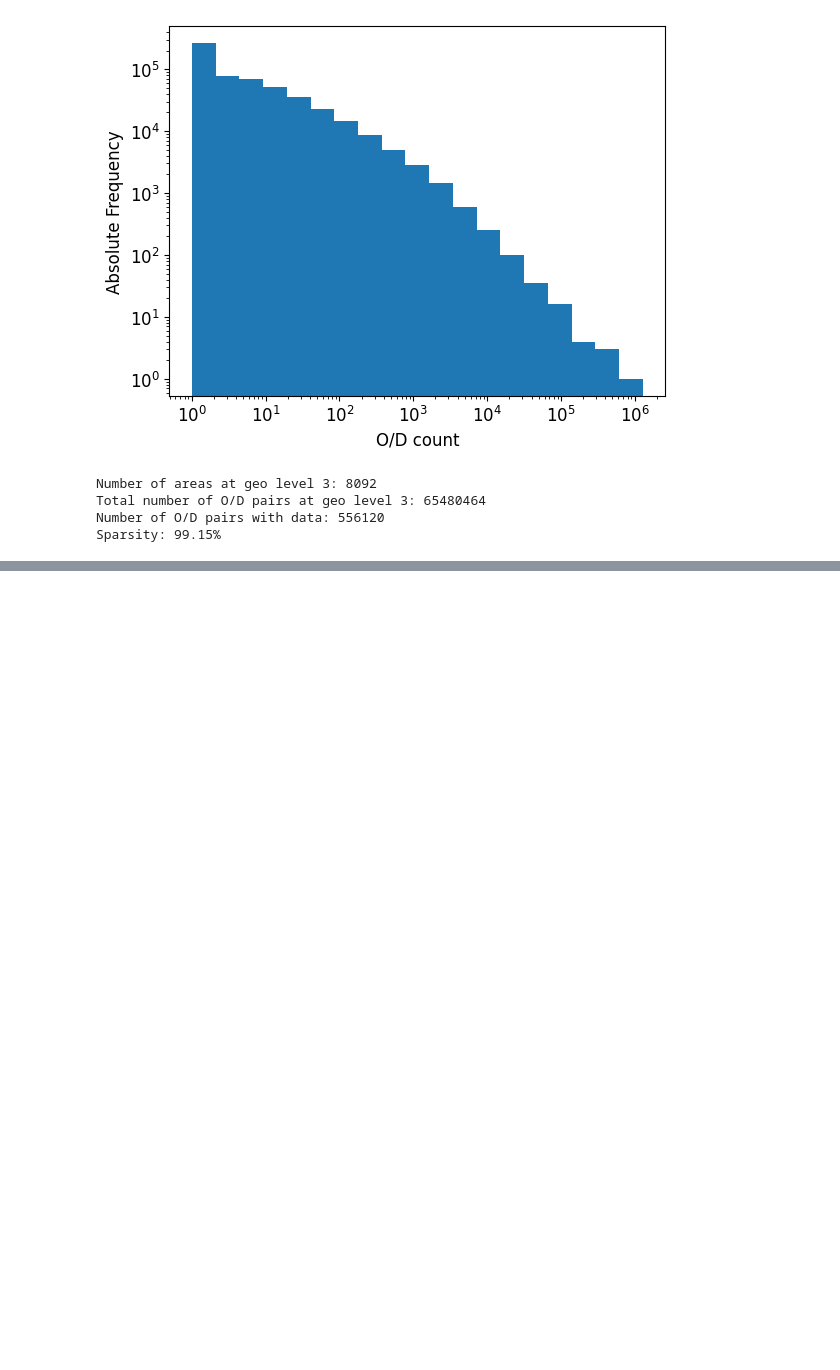
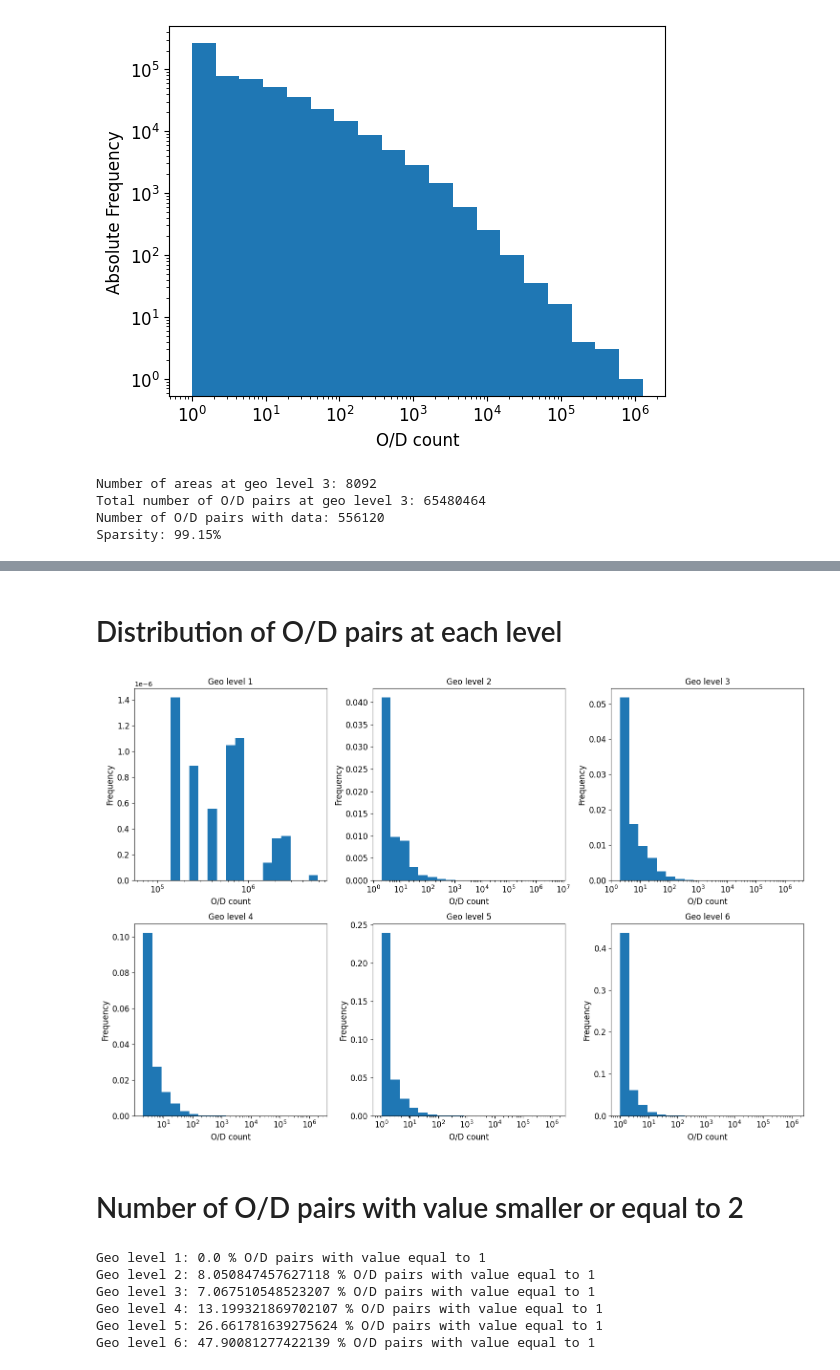
Before and after one commit to aidaLabDEI/TDA_hierarchical, a Jupyter notebook: notebooks/Italy_dataset.ipynb, the cells around one changed output, grey strips where cells are left out. Cells and saved outputs as stored; diff of their text form; code cells hidden in the pictures; blank space fills up the shorter version.

```diff
--- a/notebooks/Italy_dataset.ipynb
+++ b/notebooks/Italy_dataset.ipynb
@@ -59,0 +81,37 @@ Sparsity: 99.15%
+# %% [markdown]
+# Distribution of O/D pairs at each level
+# %%
+# plot a histogram of the number of O/D pairs at each level, create 2x3 subplots
+fig, axs = plt.subplots(2, 3, figsize=(15, 10))
+axs = axs.ravel()
+for i, geo_level in enumerate(range(1, tree_level+1)):
+    df: pd.Series = tree.stable_query_level(geo_level)
+    # plot histogram
+    x_values = df.values
+    log_bins = np.logspace(np.log10(x_values.min()), np.log10(x_values.max()), num=20)
+    axs[i].hist(x_values, bins=log_bins, density=True)
+    axs[i].set_xscale('log')
+    # axs[i].set_yscale('log')
+    axs[i].set_xlabel("O/D count", fontsize=12)
+    axs[i].set_ylabel("Frequency", fontsize=12)
+    axs[i].set_title(f"Geo level {geo_level}", fontsize=12)
+    axs[i].tick_params(axis='both', which='major', labelsize=12)
+plt.tight_layout()
+plt.show()
+# %% [output]
+[figure, added]
+# %% [markdown]
+# Number of O/D pairs with value smaller or equal to 2
+# %%
+for geo_level in range(1, tree_level+1):
+    df: pd.Series = tree.stable_query_level(geo_level)
+    count = len(df[df <= 2])
+    fraction = count / len(df) * 100
+    print(f"Geo level {geo_level}: {fraction} % O/D pairs with value equal to 1")
+# %% [output]
+Geo level 1: 0.0 % O/D pairs with value equal to 1
+Geo level 2: 8.050847457627118 % O/D pairs with value equal to 1
+Geo level 3: 7.067510548523207 % O/D pairs with value equal to 1
+Geo level 4: 13.199321869702107 % O/D pairs with value equal to 1
+Geo level 5: 26.661781639275624 % O/D pairs with value equal to 1
+Geo level 6: 47.90081277422139 % O/D pairs with value equal to 1
```
Also changed, not shown: parts of 2 cells of this notebook.
